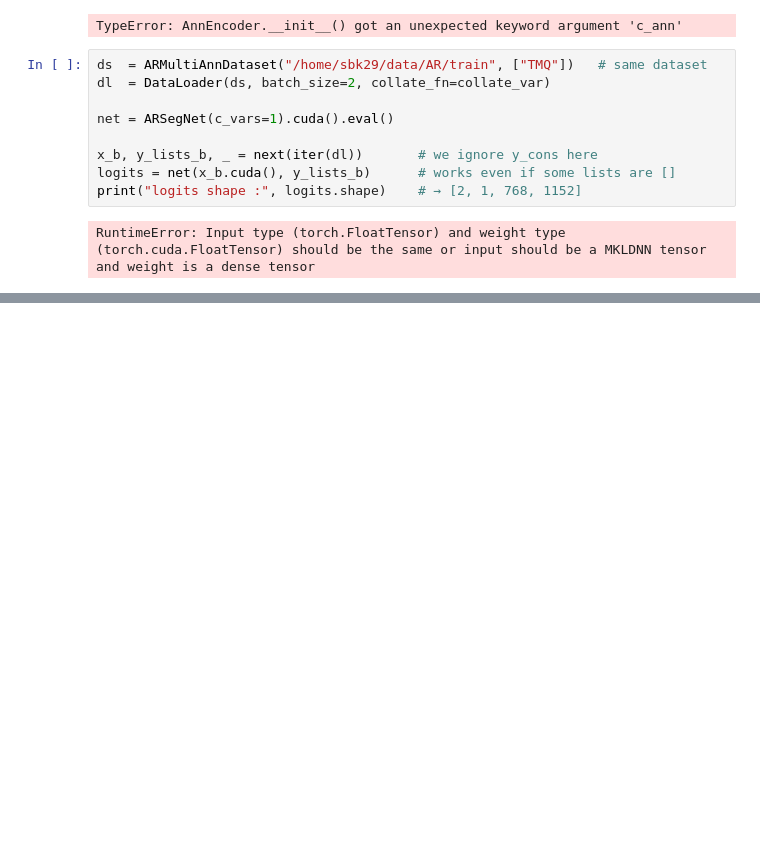
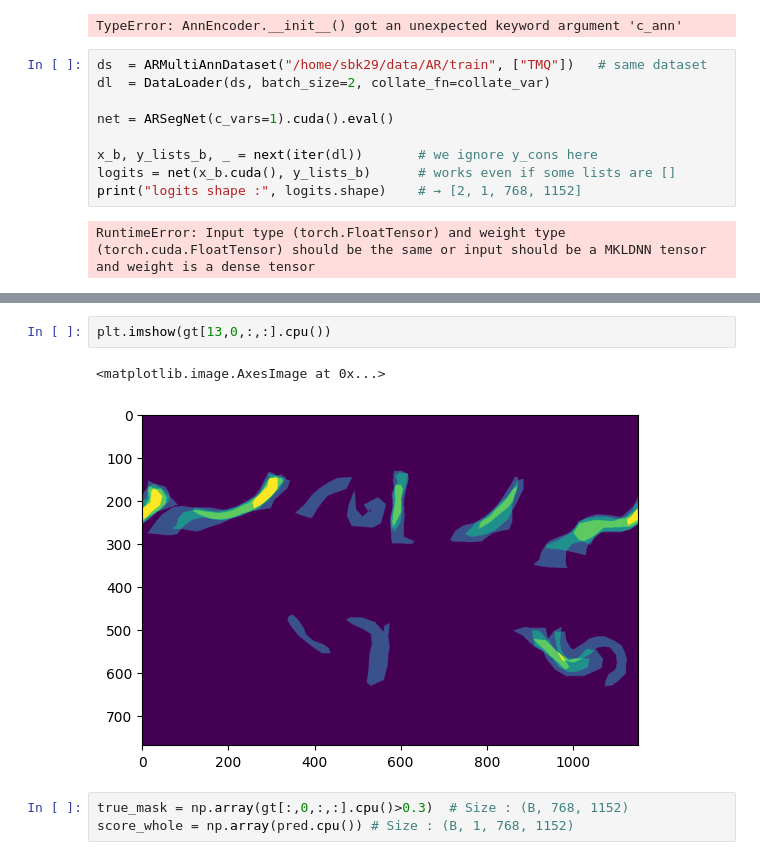
Before and after one commit to souvik-bag/AR_detection, a Jupyter notebook: u-net/Unet_check.ipynb, the cells around one changed output, grey strips where cells are left out. Saved outputs shown, nothing was run; the diff lists cells and outputs as text; blank space fills up the shorter version.

```diff
--- a/u-net/Unet_check.ipynb
+++ b/u-net/Unet_check.ipynb
@@ -1028,0 +1131,8 @@ RuntimeError: Input type (torch.FloatTensor) and weight type (torch.cuda.FloatTe
+# %%
+plt.imshow(gt[13,0,:,:].cpu())
+# %% [output]
+<matplotlib.image.AxesImage at 0x...>
+[figure, added]
+# %%
+true_mask = np.array(gt[:,0,:,:].cpu()>0.3)  # Size : (B, 768, 1152)
+score_whole = np.array(pred.cpu()) # Size : (B, 1, 768, 1152)
```
Also changed, not shown: parts of 7 cells of this notebook, 27 other files.
